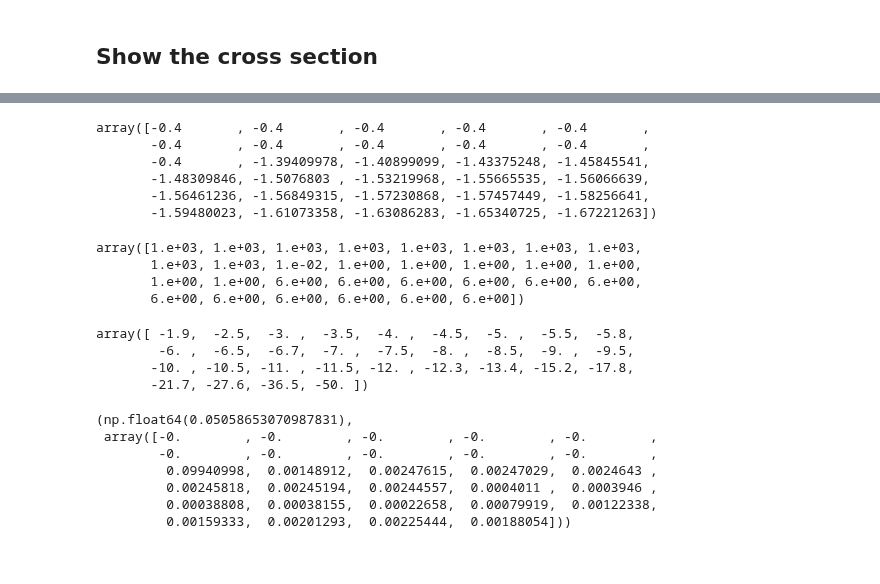
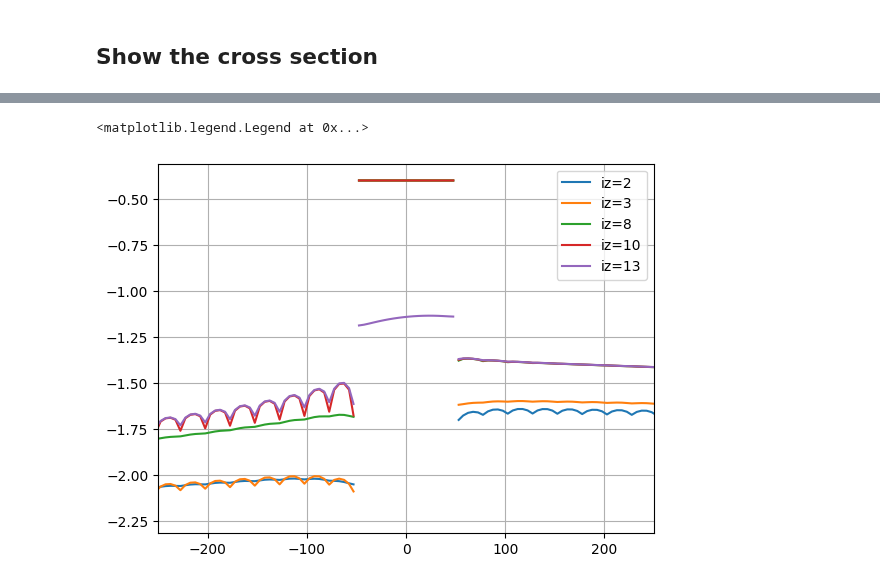
Before and after one commit to Olsthoorn/mf6lab, a Jupyter notebook: Projects/ARK_RWS/notebooks/experient_xsec_ARK.ipynb, the cells around one changed output, grey strips where cells are left out. Cells and saved outputs as stored; diff of their text form; code cells hidden in the pictures.

```diff
--- a/Projects/ARK_RWS/notebooks/experient_xsec_ARK.ipynb
+++ b/Projects/ARK_RWS/notebooks/experient_xsec_ARK.ipynb
@@ -418,33 +438,10 @@ plt.close('all')
-# %%
-out['Phi'][:, 0, 500]
-# %% [output]
-array([-0.4       , -0.4       , -0.4       , -0.4       , -0.4       ,
-       -0.4       , -0.4       , -0.4       , -0.4       , -0.4       ,
-       -0.4       , -1.39409978, -1.40899099, -1.43375248, -1.45845541,
-       -1.48309846, -1.5076803 , -1.53219968, -1.55665535, -1.56066639,
-       -1.56461236, -1.56849315, -1.57230868, -1.57457449, -1.58256641,
-       -1.59480023, -1.61073358, -1.63086283, -1.65340725, -1.67221263])
-# %%
-kv[:,0,500]
-# %% [output]
-array([1.e+03, 1.e+03, 1.e+03, 1.e+03, 1.e+03, 1.e+03, 1.e+03, 1.e+03,
-       1.e+03, 1.e+03, 1.e-02, 1.e+00, 1.e+00, 1.e+00, 1.e+00, 1.e+00,
-       1.e+00, 1.e+00, 6.e+00, 6.e+00, 6.e+00, 6.e+00, 6.e+00, 6.e+00,
-       6.e+00, 6.e+00, 6.e+00, 6.e+00, 6.e+00, 6.e+00])
-# %%
-gr.z
-# %% [output]
-array([ -1.9,  -2.5,  -3. ,  -3.5,  -4. ,  -4.5,  -5. ,  -5.5,  -5.8,
-        -6. ,  -6.5,  -6.7,  -7. ,  -7.5,  -8. ,  -8.5,  -9. ,  -9.5,
-       -10. , -10.5, -11. , -11.5, -12. , -12.3, -13.4, -15.2, -17.8,
-       -21.7, -27.6, -36.5, -50. ])
-# %%
-out['Qfh']['Q'].sum() / (2 * ARK['b']), -np.diff(out['Phi'][:, 0, 500])/canal_bot['c']
-# %% [output]
-(np.float64(0.05058653070987831),
- array([-0.        , -0.        , -0.        , -0.        , -0.        ,
-        -0.        , -0.        , -0.        , -0.        , -0.        ,
-         0.09940998,  0.00148912,  0.00247615,  0.00247029,  0.0024643 ,
-         0.00245818,  0.00245194,  0.00244557,  0.0004011 ,  0.0003946 ,
-         0.00038808,  0.00038155,  0.00022658,  0.00079919,  0.00122338,
-         0.00159333,  0.00201293,  0.00225444,  0.00188054]))
+# %%
+fig, ax = plt.subplots()
+for iz in [2, 3, 8, 10, 13]: # range(gr.nz):
+    ax.plot(gr.xm, out['Phi'][iz, 0, :], label=f"iz={iz}")
+    ax.set_xlim(-250, 250)
+ax.grid()
+ax.legend()
+# %% [output]
+<matplotlib.legend.Legend at 0x...>
+[figure, added]
```
Also changed, not shown: parts of 17 cells of this notebook.
